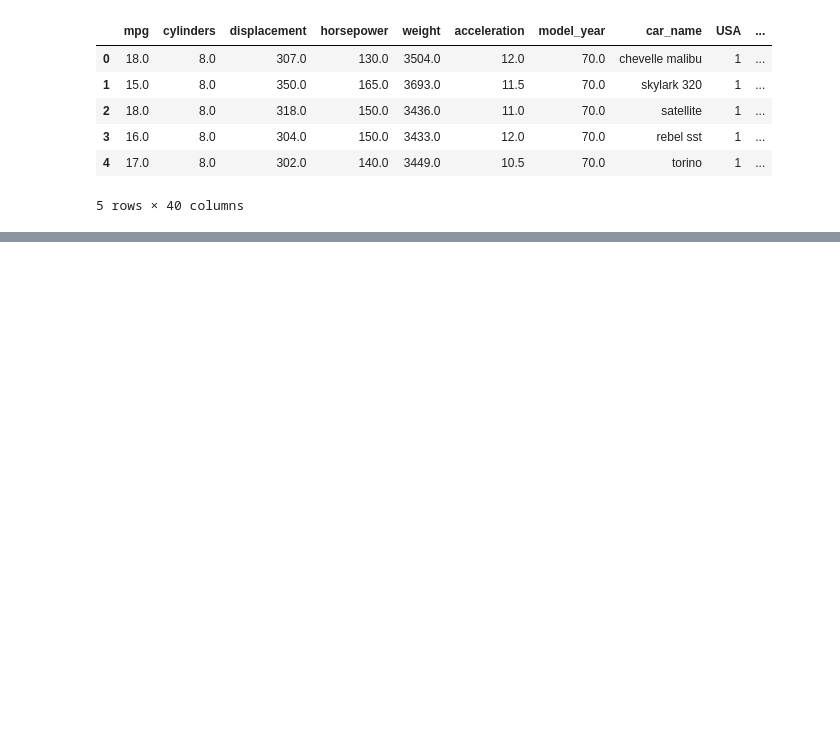
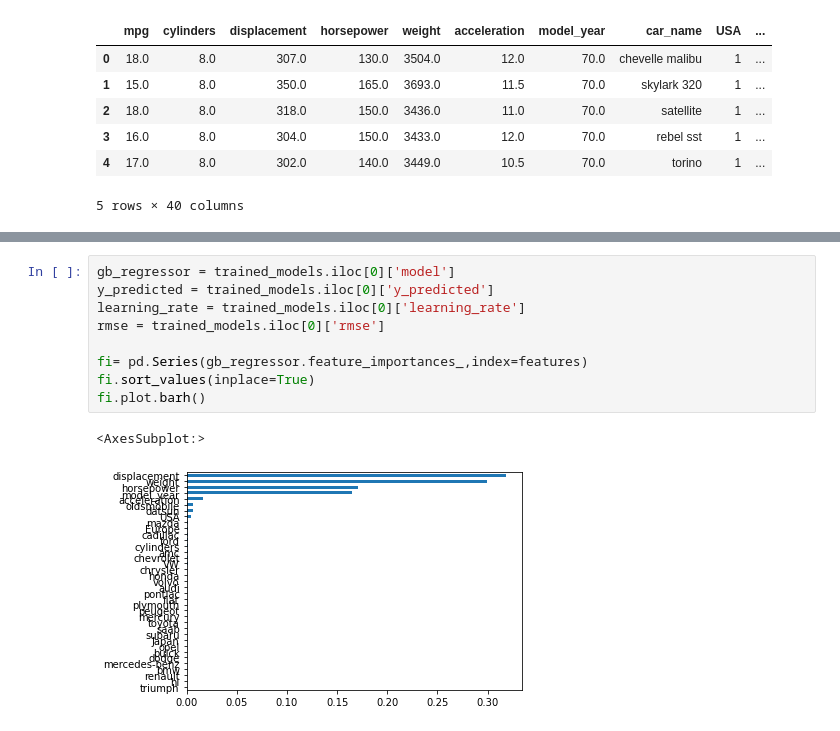
Before and after one commit to jsparraq/mpg-prediction, a Jupyter notebook: Machine learning model.ipynb, the cells around one changed output, grey strips where cells are left out. Drawn from its saved outputs; the diff is of its cells as text; blank space fills up the shorter version.

```diff
--- a/Machine learning model.ipynb
+++ b/Machine learning model.ipynb
@@ -48 +76,13 @@ rmse_bgr
+# %%
+gb_regressor = trained_models.iloc[0]['model']
+y_predicted = trained_models.iloc[0]['y_predicted']
+learning_rate = trained_models.iloc[0]['learning_rate']
+rmse = trained_models.iloc[0]['rmse']
+
+fi= pd.Series(gb_regressor.feature_importances_,index=features)
+fi.sort_values(inplace=True)
+fi.plot.barh()
+# %% [output]
+<AxesSubplot:>
+[figure, added]
 # %%
```
Also changed, not shown: parts of 14 cells of this notebook, 1 other file.
